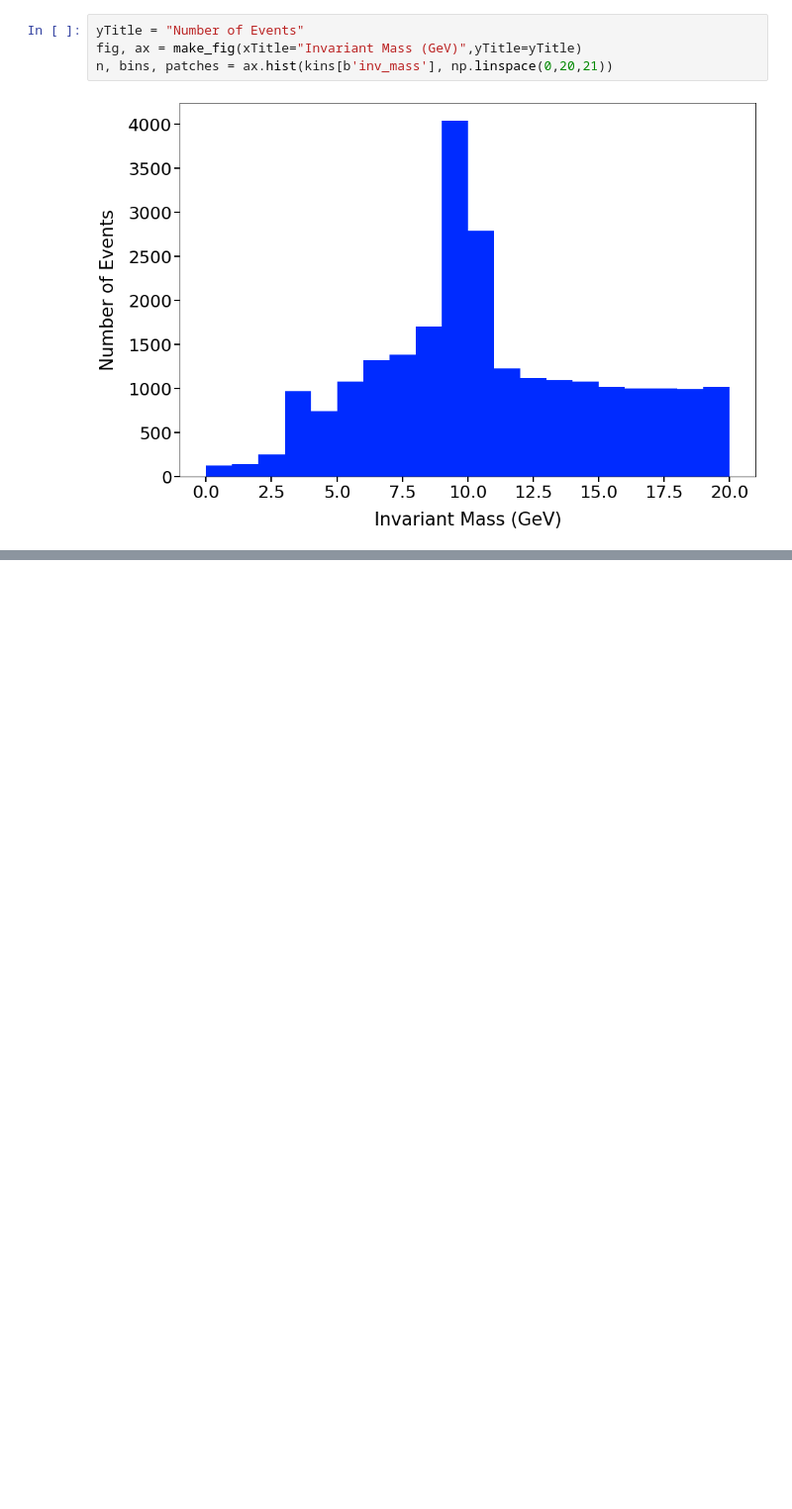
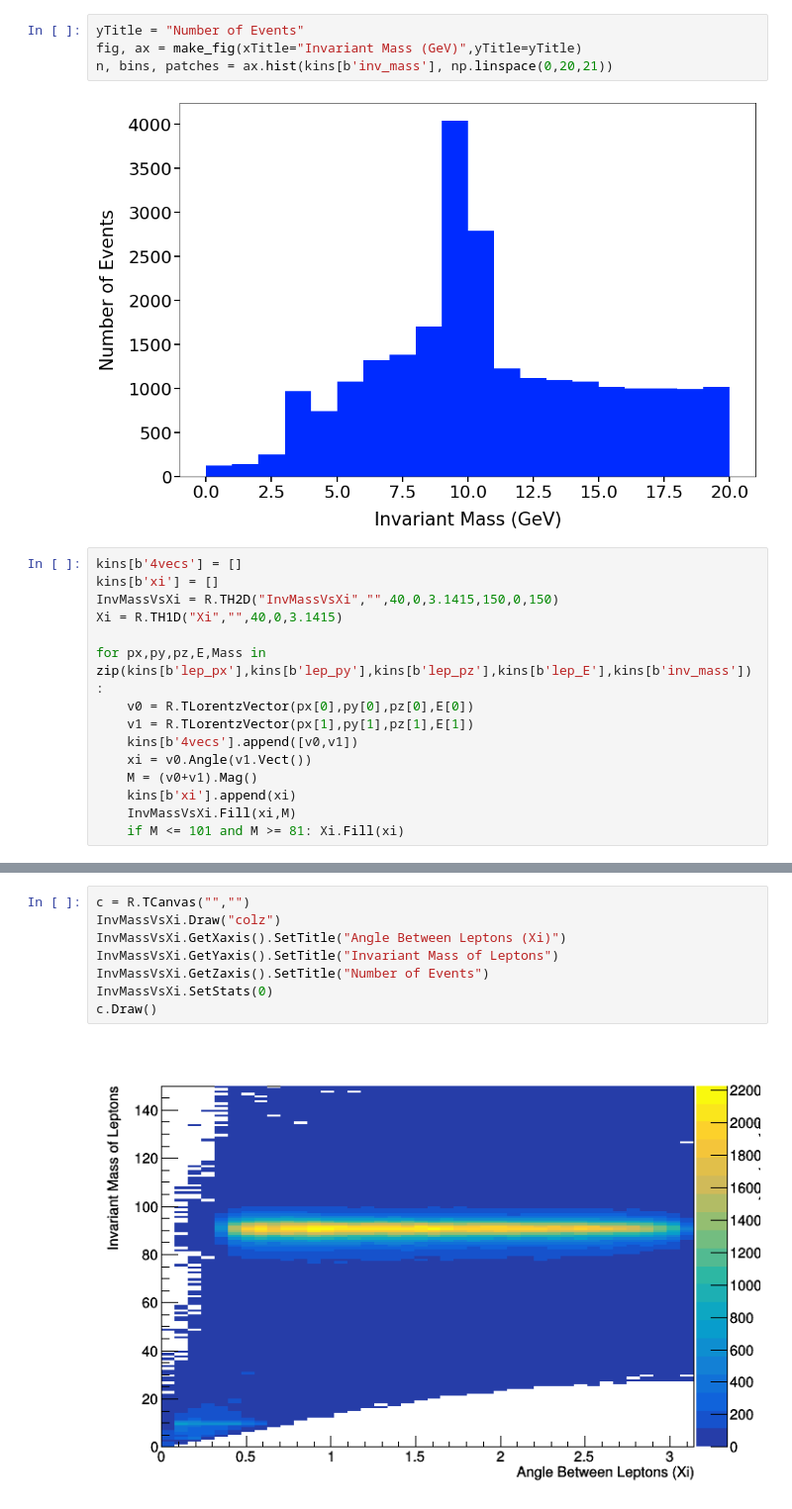
Before and after one commit to badeaa3/HarvardPhys145, a Jupyter notebook: python/Dilepton Invariant Mass Distribution.ipynb, the cells around one changed output, grey strips where cells are left out. Shown at 99% size. Saved outputs shown, nothing was run; the diff lists cells and outputs as text; blank space fills up the shorter version.

Commit message:
Plotting M vs Angle between Leptons

```diff
--- a/python/Dilepton Invariant Mass Distribution.ipynb
+++ b/python/Dilepton Invariant Mass Distribution.ipynb
@@ -62,3 +65,18 @@ fig, ax = make_fig(xTitle="Invariant Mass (GeV)",yTitle=yTitle)
 n, bins, patches = ax.hist(kins[b'inv_mass'], np.linspace(0,20,21))
 # %% [output]
 [figure]
+# %%
+kins[b'4vecs'] = []
+kins[b'xi'] = []
+InvMassVsXi = R.TH2D("InvMassVsXi","",40,0,3.1415,150,0,150)
+Xi = R.TH1D("Xi","",40,0,3.1415)
+
+for px,py,pz,E,Mass in zip(kins[b'lep_px'],kins[b'lep_py'],kins[b'lep_pz'],kins[b'lep_E'],kins[b'inv_mass']):
+    v0 = R.TLorentzVector(px[0],py[0],pz[0],E[0])
+    v1 = R.TLorentzVector(px[1],py[1],pz[1],E[1])
+    kins[b'4vecs'].append([v0,v1])
+    xi = v0.Angle(v1.Vect())
+    M = (v0+v1).Mag()
+    kins[b'xi'].append(xi)
+    InvMassVsXi.Fill(xi,M)
+    if M <= 101 and M >= 81: Xi.Fill(xi)
@@ -64,0 +86,10 @@ n, bins, patches = ax.hist(kins[b'inv_mass'], np.linspace(0,20,21))
+# %%
+c = R.TCanvas("","")
+InvMassVsXi.Draw("colz")
+InvMassVsXi.GetXaxis().SetTitle("Angle Between Leptons (Xi)")
+InvMassVsXi.GetYaxis().SetTitle("Invariant Mass of Leptons")
+InvMassVsXi.GetZaxis().SetTitle("Number of Events")
+InvMassVsXi.SetStats(0)
+c.Draw()
+# %% [output]
+[figure, added]
```
Also changed, not shown: parts of 3 cells of this notebook.
